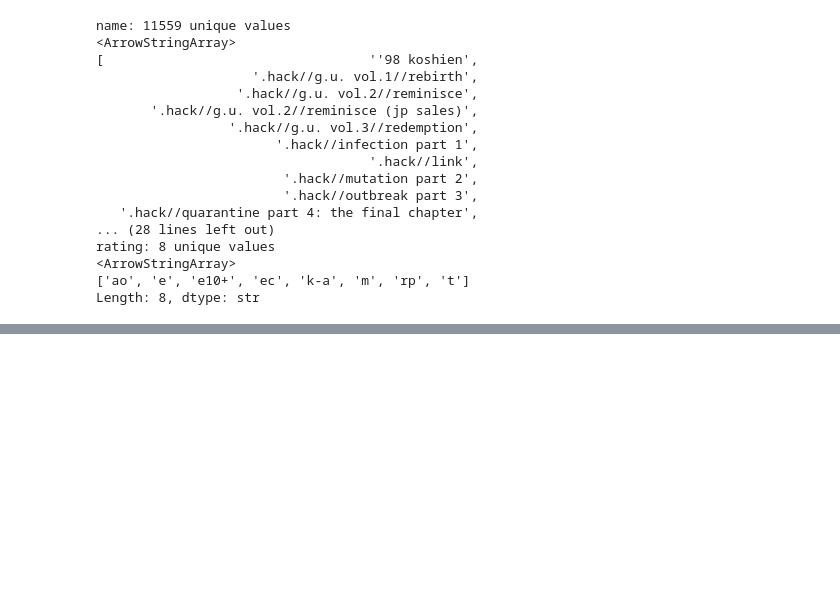
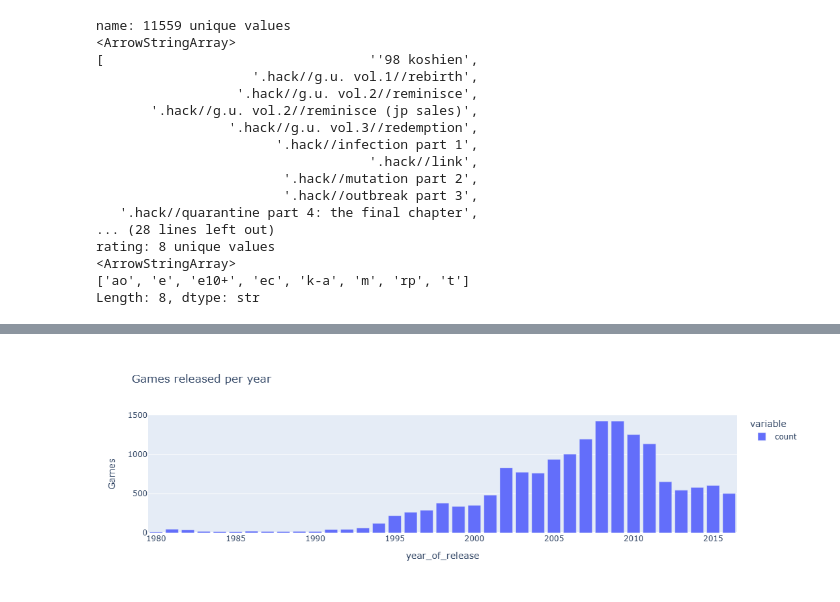
Before and after one commit to CaueFabrizioBS/game-over-or-high-score, a Jupyter notebook: game_over_or_high_score_analysis.ipynb, the cells around one changed output, grey strips where cells are left out. Cells and saved outputs as stored; diff of their text form; code cells hidden in the pictures; blank space fills up the shorter version.

```diff
--- a/game_over_or_high_score_analysis.ipynb
+++ b/game_over_or_high_score_analysis.ipynb
@@ -132,3 +163,7 @@ games_df.insert(8, 'total_sales', games_df[sales_columns].sum(axis=1))
+# %%
+games_df.loc[(games_df['name'] == 'strongest tokyo university shogi ds') & (games_df['platform'] == 'ds'), 'year_of_release'] = 2007
+
+# The original year (1985) is before the DS launch in 2004. The correct release year is 2007.
 # %%
 display(games_df.sample(5))
 print()
@@ -174,0 +227,9 @@ memory usage: 2.2 MB
+# %%
+# 3.1. Games per Year:
+
+games_per_year= games_df['year_of_release'].value_counts().sort_index()
+px.bar(games_per_year,
+       title='Games released per year',
+       labels={'index': 'Year', 'value': 'Games'})
+# %% [output]
+[figure, added]
```
Also changed, not shown: parts of 26 cells of this notebook.
